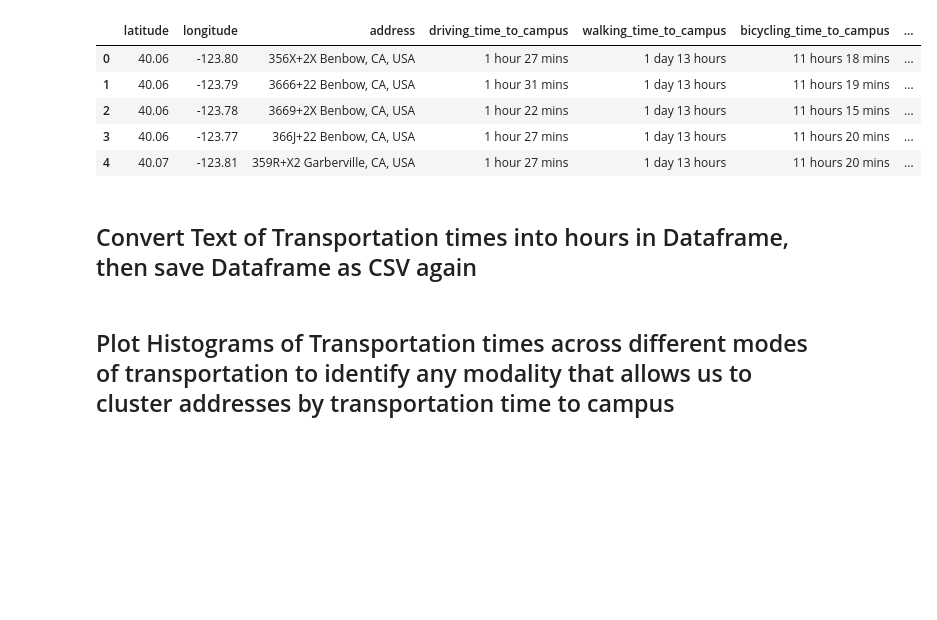
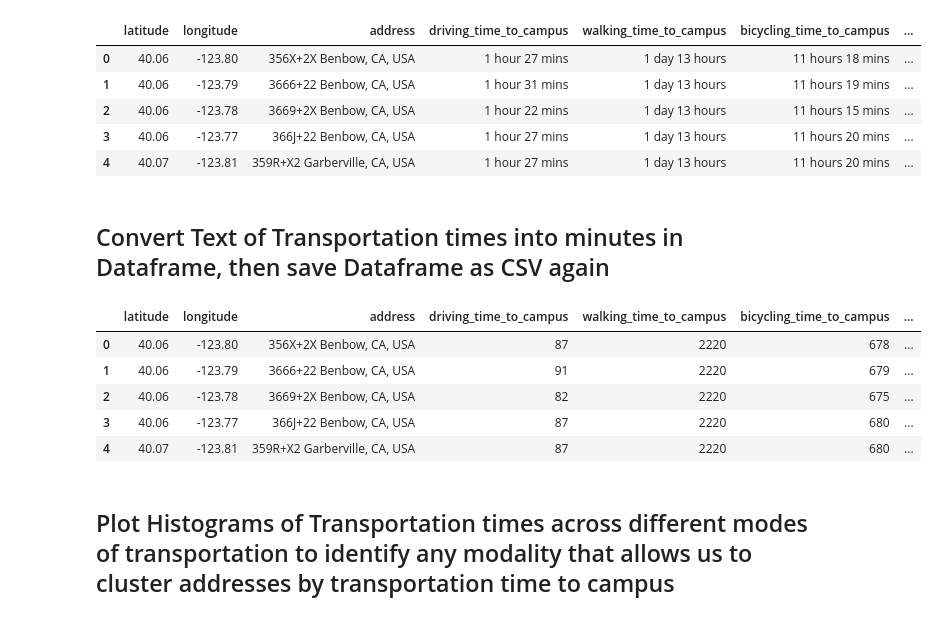
Before and after one commit to toritotony/311-projects, a Jupyter notebook: project2/data/pipeline/external_data_pipeline.ipynb, the cells around one changed output. Saved outputs shown, nothing was run; the diff lists cells and outputs as text; code cells hidden in the pictures; blank space fills up the shorter version.

```diff
--- a/project2/data/pipeline/external_data_pipeline.ipynb
+++ b/project2/data/pipeline/external_data_pipeline.ipynb
@@ -68,4 +68,4 @@ grid_df.head()
 # %%
 grid_df.to_csv('../clean_data/Grid_Data_01.csv', index=False)
 # %% [markdown]
-## Convert Text of Transportation times into hours in Dataframe, then save Dataframe as CSV again
+## Convert Text of Transportation times into minutes in Dataframe, then save Dataframe as CSV again
@@ -71,0 +74,44 @@ grid_df.to_csv('../clean_data/Grid_Data_01.csv', index=False)
+# %%
+def text_to_hours(time_str):
+    if 'day' in time_str:
+        parts = time_str.split()
+        days = int(parts[0])
+        if 'hour' in time_str:
+            hours = int(parts[2])
+            if 'min' in time_str:
+                minutes = int(parts[4])
+                return days * 24 + hours + minutes / 60.0
+            return days * 24 + hours
+        return days * 24
+    elif 'hour' in time_str:
+        parts = time_str.split()
+        hours = int(parts[0])
+        if 'min' in time_str:
+            minutes = int(parts[2])
+            return hours + minutes / 60.0
+        return hours
+    else:
+        parts = time_str.split()
+        minutes = int(parts[0])
+        return minutes / 60.0
+
+grid_df['driving_time_to_campus'] = grid_df['driving_time_to_campus'].apply(text_to_hours)
+grid_df['walking_time_to_campus'] = grid_df['walking_time_to_campus'].apply(text_to_hours)
+grid_df['bicycling_time_to_campus'] = grid_df['bicycling_time_to_campus'].apply(text_to_hours)
+grid_df['transit_time_to_campus'] = grid_df['transit_time_to_campus'].apply(text_to_hours)
+# %%
+# convert hours to minutes and round to nearest integer
+
+grid_df['driving_time_to_campus'] = (grid_df['driving_time_to_campus'] * 60).round().astype(int)
+grid_df['walking_time_to_campus'] = (grid_df['walking_time_to_campus'] * 60).round().astype(int)
+grid_df['bicycling_time_to_campus'] = (grid_df['bicycling_time_to_campus'] * 60).round().astype(int)
+grid_df['transit_time_to_campus'] = (grid_df['transit_time_to_campus'] * 60).round().astype(int)
+
+grid_df.head()
+# %% [output]
+|  | latitude | longitude | address | driving_time_to_campus | walking_time_to_campus | bicycling_time_to_campus | ... |
+| 0 | 40.06 | -123.80 | 356X+2X Benbow, CA, USA | 87 | 2220 | 678 | ... |
+| 1 | 40.06 | -123.79 | 3666+22 Benbow, CA, USA | 91 | 2220 | 679 | ... |
+| 2 | 40.06 | -123.78 | 3669+2X Benbow, CA, USA | 82 | 2220 | 675 | ... |
+| 3 | 40.06 | -123.77 | 366J+22 Benbow, CA, USA | 87 | 2220 | 680 | ... |
+| 4 | 40.07 | -123.81 | 359R+X2 Garberville, CA, USA | 87 | 2220 | 680 | ... |
```
Also changed, not shown: parts of 10 cells of this notebook, 22 other files.
